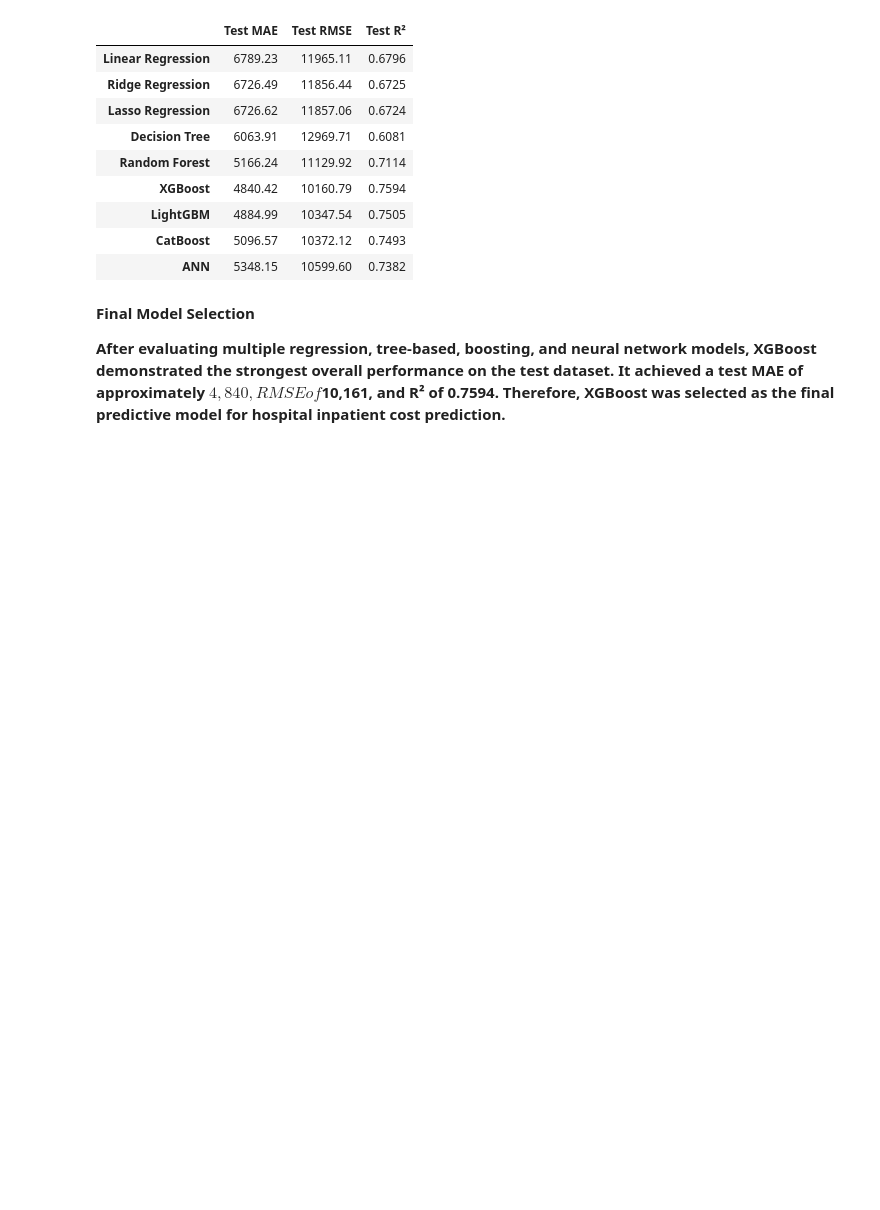
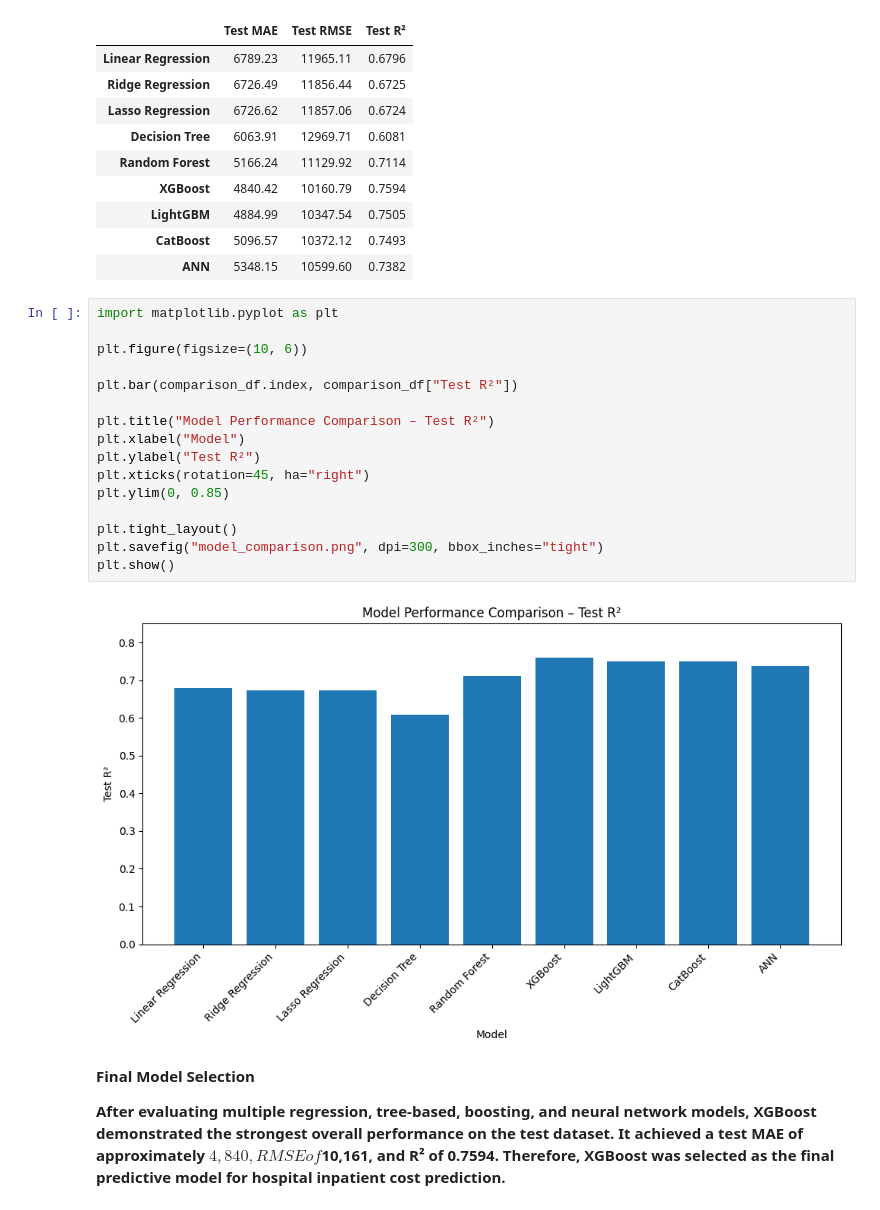
Before and after one commit to SB100500/hospital-inpatient-cost-prediction, a Jupyter notebook: hospital_inpatient_cost_prediction_analytics.ipynb, the cells around one changed output. Cells and saved outputs as stored; diff of their text form; blank space fills up the shorter version.

```diff
--- a/hospital_inpatient_cost_prediction_analytics.ipynb
+++ b/hospital_inpatient_cost_prediction_analytics.ipynb
@@ -1708,6 +1737,24 @@ comparison_df
 | LightGBM | 4884.99 | 10347.54 | 0.7505 |
 | CatBoost | 5096.57 | 10372.12 | 0.7493 |
 | ANN | 5348.15 | 10599.60 | 0.7382 |
+# %%
+import matplotlib.pyplot as plt
+
+plt.figure(figsize=(10, 6))
+
+plt.bar(comparison_df.index, comparison_df["Test R²"])
+
+plt.title("Model Performance Comparison – Test R²")
+plt.xlabel("Model")
+plt.ylabel("Test R²")
+plt.xticks(rotation=45, ha="right")
+plt.ylim(0, 0.85)
+
+plt.tight_layout()
+plt.savefig("model_comparison.png", dpi=300, bbox_inches="tight")
+plt.show()
+# %% [output]
+[figure, added]
 # %% [markdown]
 **Final Model Selection**
 
```
Also changed, not shown: parts of 10 cells of this notebook.
